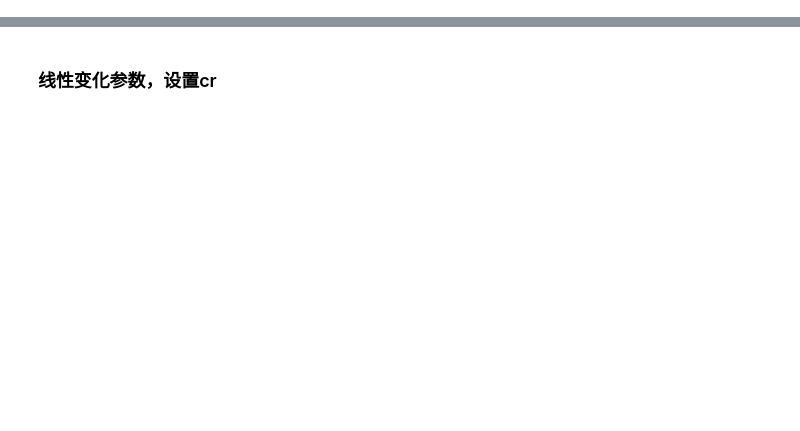
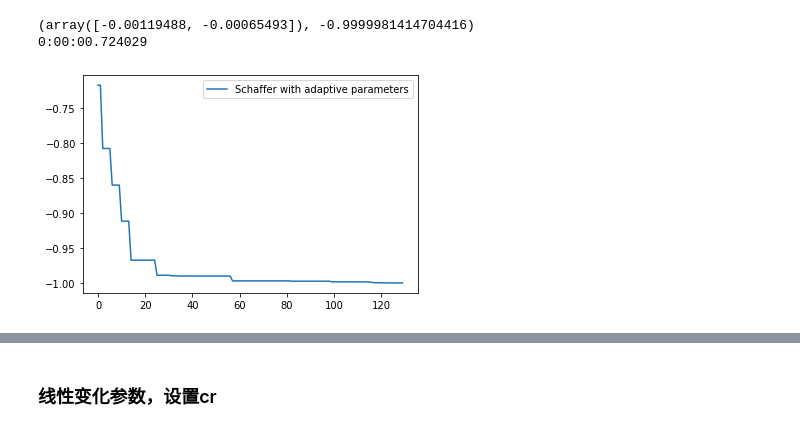
Before and after one commit to DanceToThis1/DE, a Jupyter notebook: DE1.ipynb, the cells around one changed output, grey strips where cells are left out. Drawn from its saved outputs; the diff is of its cells as text; code cells hidden in the pictures; blank space fills up the shorter version.

```diff
--- a/DE1.ipynb
+++ b/DE1.ipynb
@@ -123,0 +246,6 @@ print(end - start)
+# %%
+Schaffer_sacpmde()
+# %% [output]
+(array([-0.00119488, -0.00065493]), -0.9999981414704416)
+0:00:00.724029
+[figure, added]
```
Also changed, not shown: parts of 26 cells of this notebook, 8 other files.
